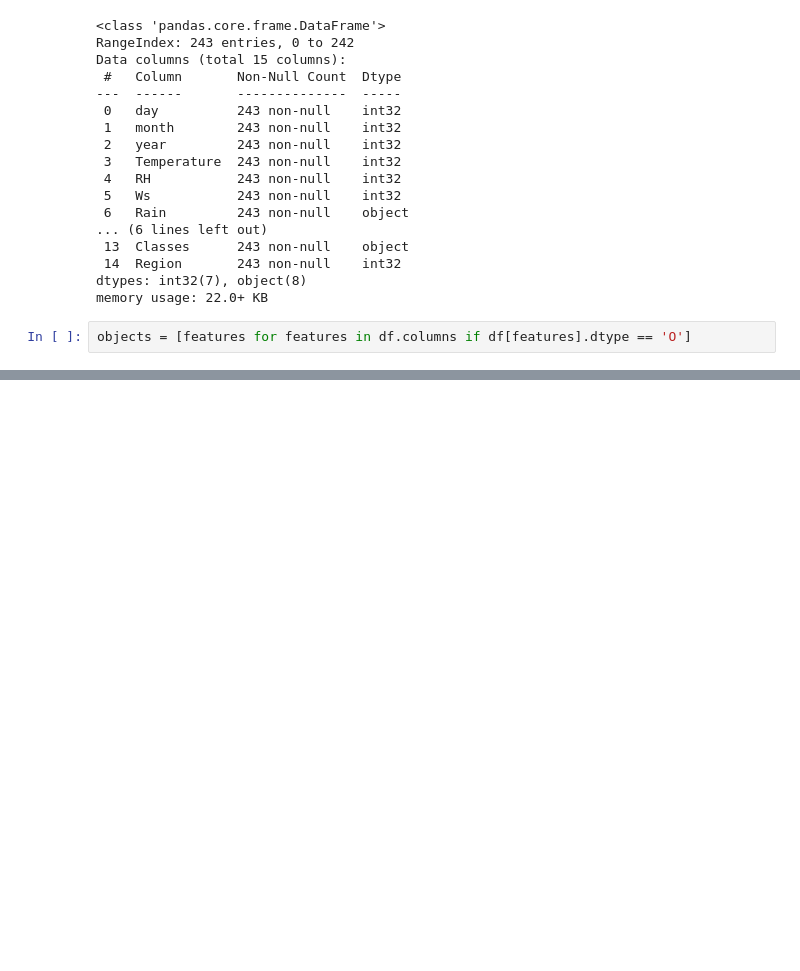
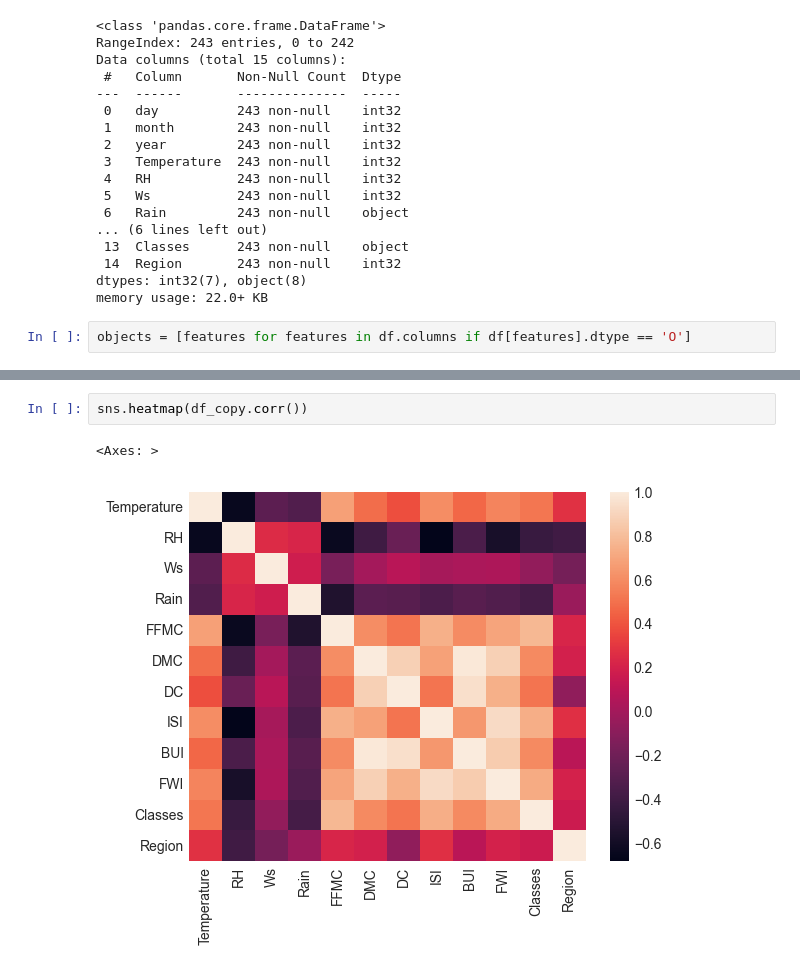
Before and after one commit to itssahilwhat/AI-Fundamentals, a Jupyter notebook: Linear Regression/Ridge & Lasso Regression.ipynb, the cells around one changed output, grey strips where cells are left out. Cells and saved outputs as stored; diff of their text form; blank space fills up the shorter version.

```diff
--- a/Linear Regression/Ridge & Lasso Regression.ipynb
+++ b/Linear Regression/Ridge & Lasso Regression.ipynb
@@ -233,0 +316,5 @@ for i in objects:
+# %%
+sns.heatmap(df_copy.corr())
+# %% [output]
+<Axes: >
+[figure, added]
```
Also changed, not shown: parts of 18 cells of this notebook, 1 other file.
